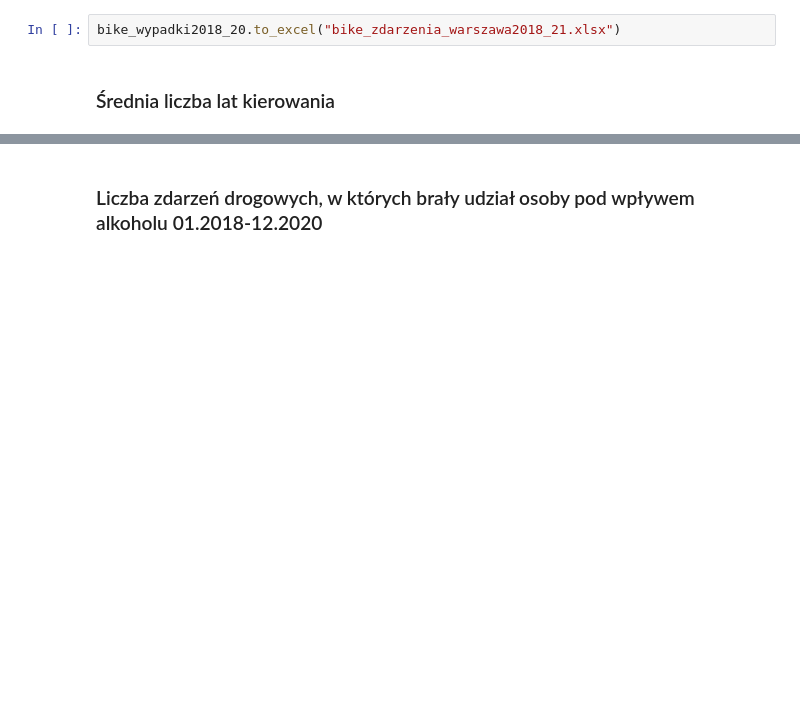
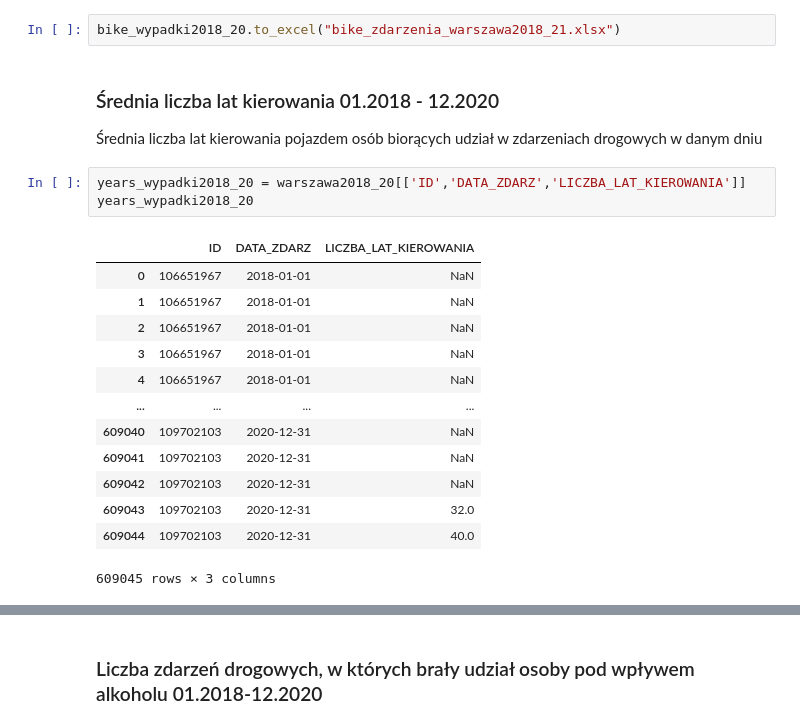
Before and after one commit to ajedrych/bachelor-thesis, a Jupyter notebook: WypadkiDrogowe/plikiCSV/wypadki_warszawa_analiza.ipynb, the cells around one changed output, grey strips where cells are left out. Cells and saved outputs as stored; diff of their text form; blank space fills up the shorter version.

Commit message:
średnia liczba lat kierowania pojazdem

```diff
--- a/WypadkiDrogowe/plikiCSV/wypadki_warszawa_analiza.ipynb
+++ b/WypadkiDrogowe/plikiCSV/wypadki_warszawa_analiza.ipynb
@@ -282,5 +282,24 @@ DATA_ZDARZ
 Name: ID, Length: 844, dtype: int64
 # %%
 bike_wypadki2018_20.to_excel("bike_zdarzenia_warszawa2018_21.xlsx")
-# %% [markdown]
-### Średnia liczba lat kierowania
+# %% [markdown]
+### Średnia liczba lat kierowania 01.2018 - 12.2020
+
+Średnia liczba lat kierowania pojazdem osób biorących udział w zdarzeniach drogowych w danym dniu
+# %%
+years_wypadki2018_20 = warszawa2018_20[['ID','DATA_ZDARZ','LICZBA_LAT_KIEROWANIA']]
+years_wypadki2018_20
+# %% [output]
+|  | ID | DATA_ZDARZ | LICZBA_LAT_KIEROWANIA |
+| 0 | 106651967 | 2018-01-01 | NaN |
+| 1 | 106651967 | 2018-01-01 | NaN |
+| 2 | 106651967 | 2018-01-01 | NaN |
+| 3 | 106651967 | 2018-01-01 | NaN |
+| 4 | 106651967 | 2018-01-01 | NaN |
+| ... | ... | ... | ... |
+| 609040 | 109702103 | 2020-12-31 | NaN |
+| 609041 | 109702103 | 2020-12-31 | NaN |
+| 609042 | 109702103 | 2020-12-31 | NaN |
+| 609043 | 109702103 | 2020-12-31 | 32.0 |
+| 609044 | 109702103 | 2020-12-31 | 40.0 |
+609045 rows × 3 columns
```
Also changed, not shown: parts of 3 cells of this notebook.
